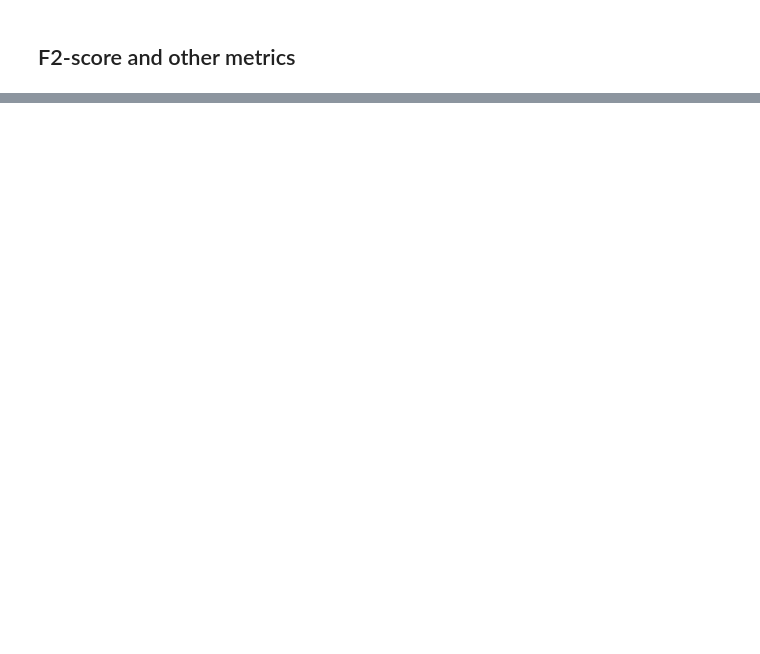
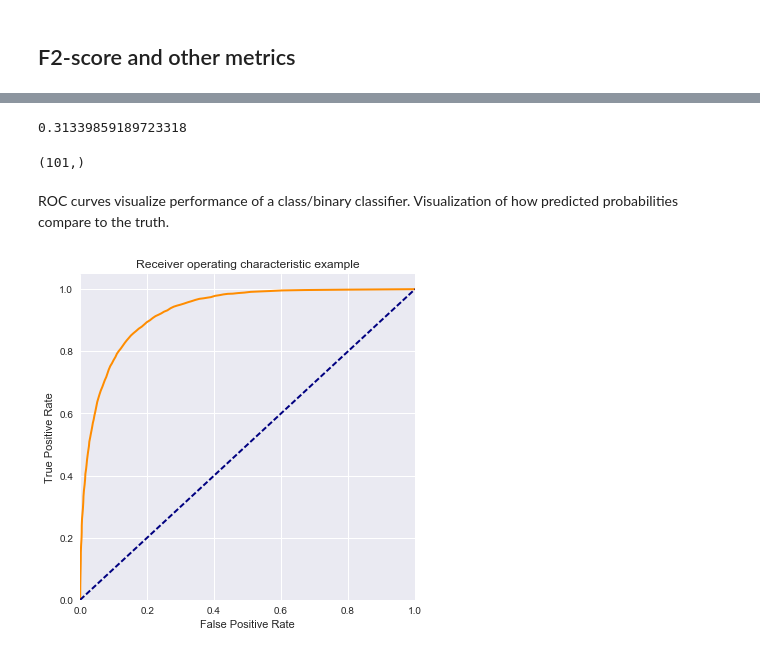
Before and after one commit to alineberry/kaggle_UnderstandingAmazonFromSpace, a Jupyter notebook: develop/claire-lab-notebook.ipynb, the cells around one changed output, grey strips where cells are left out. Cells and saved outputs as stored; diff of their text form; code cells hidden in the pictures; blank space fills up the shorter version.

```diff
--- a/develop/claire-lab-notebook.ipynb
+++ b/develop/claire-lab-notebook.ipynb
@@ -380,0 +311,2 @@ X_train_rows.head()
+# %%
+probs = rf.predict_proba(X_validation)
@@ -380,0 +323,29 @@ X_train_rows.head()
+# %%
+probs
+# %% [output]
+0.31339859189723318
+# %%
+fpr, tpr, threshs = metrics.roc_curve(y_validation['agriculture'], probs[0][:,1], pos_label=None, sample_weight=None, drop_intermediate=False)
+# %%
+fpr.shape
+# %% [output]
+(101,)
+# %% [markdown]
+ROC curves visualize performance of a class/binary classifier. Visualization of how predicted probabilities compare to the truth.
+# %%
+plt.rcParams['figure.figsize'] = (6,6)
+
+plt.figure()
+lw = 2
+plt.plot(fpr, tpr, color='darkorange',
+         lw=lw)
+plt.plot([0, 1], [0, 1], color='navy', lw=lw, linestyle='--')
+plt.xlim([0.0, 1.0])
+plt.ylim([0.0, 1.05])
+plt.xlabel('False Positive Rate')
+plt.ylabel('True Positive Rate')
+plt.title('Receiver operating characteristic example')
+plt.legend(loc="lower right")
+plt.show()
+# %% [output]
+[figure, added]
```
Also changed, not shown: parts of 27 cells of this notebook, 2 other files.
